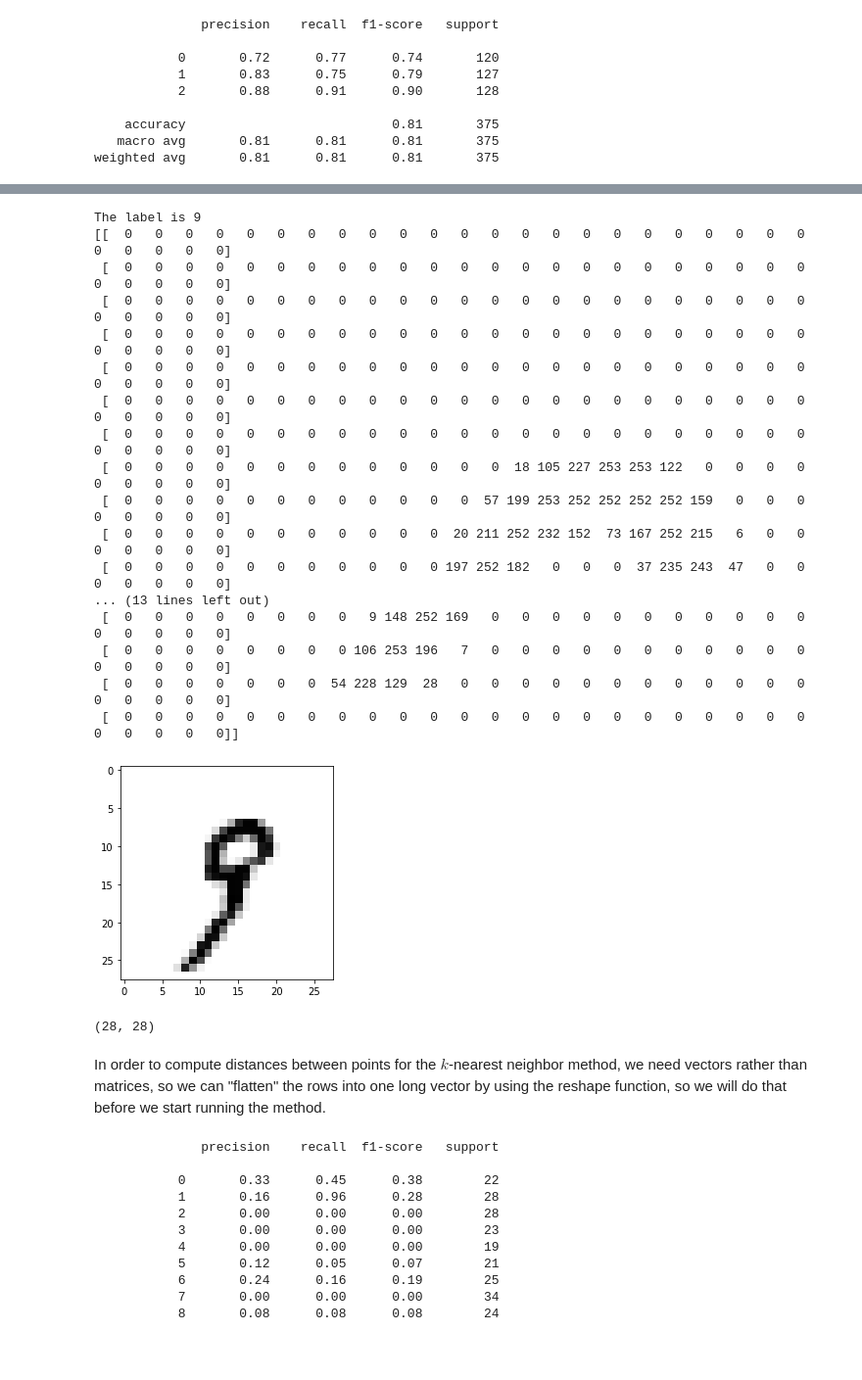
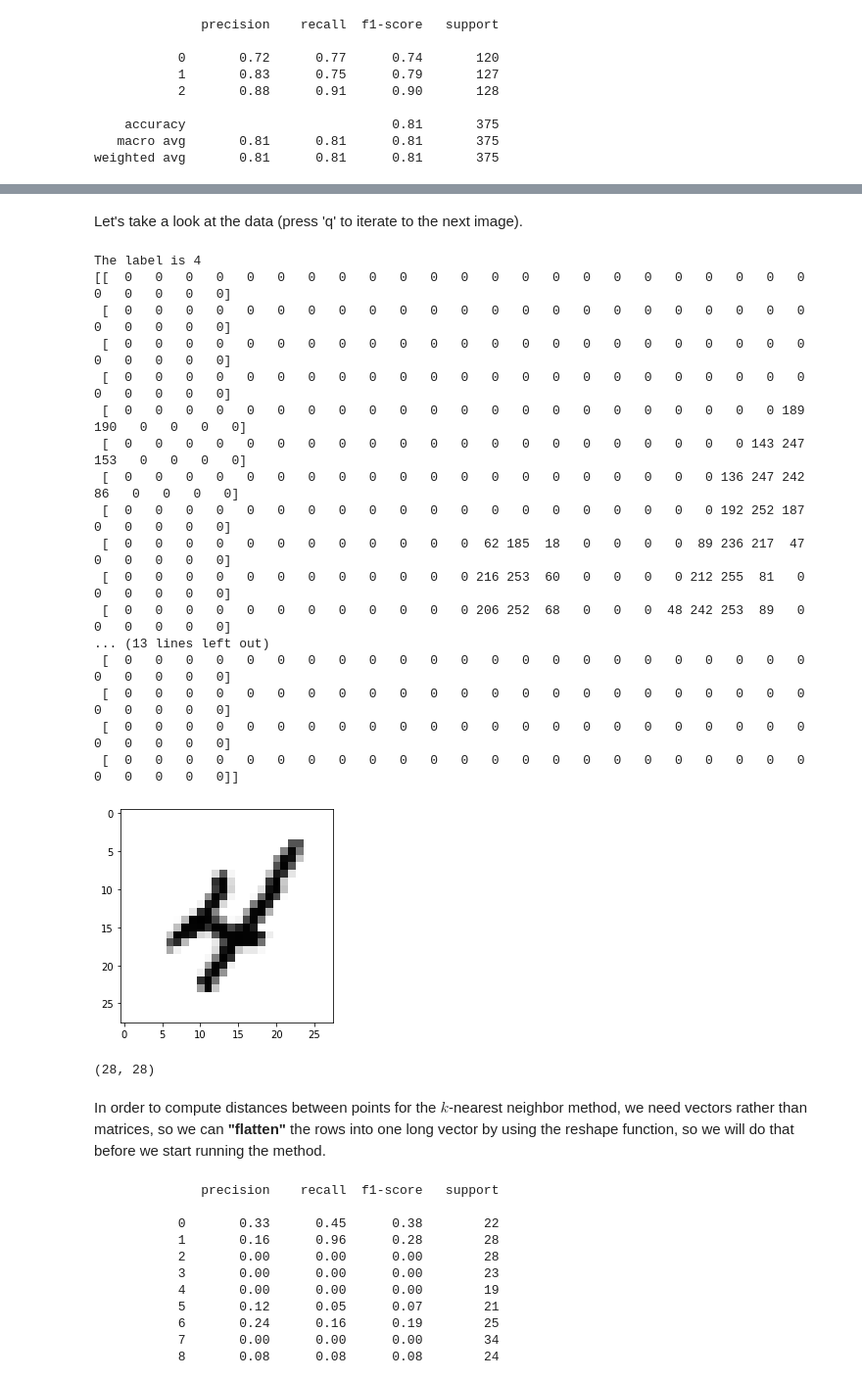
Before and after one commit to rtwhite1546/Fall-2020-Neural-Networks, a Jupyter notebook: Week-1/Week1-Classification-kNN.ipynb, the cells around one changed output, grey strips where cells are left out. Shown at 98% size. Cells and saved outputs as stored; diff of their text form; code cells hidden in the pictures; blank space fills up the shorter version.

```diff
--- a/Week-1/Week1-Classification-kNN.ipynb
+++ b/Week-1/Week1-Classification-kNN.ipynb
@@ -422,54 +435,56 @@ MNIST along with many other commonly-used datasets are available in the <a href=
 # load the MNIST data
 from tensorflow.keras.datasets import mnist
 mnistData = mnist.load_data()
+# %% [markdown]
+Let's take a look at the data (press 'q' to iterate to the next image).
 # %%
 # DISPLAY MNIST PICTURES, DATA ARRAYS, AND LABELS
-
 from IPython.display import clear_output
 from keyboard import wait
 
-for counter in range(20):
+for counter in range(10):
     # loop over the picture data
     pictureData = mnistData[0][0][counter]
 
     # plot the datapoints and their labels
     print('The label is', mnistData[0][1][counter])
     print(pictureData)
 
     # plot the image
     plt.imshow(pictureData, cmap='Greys')
     plt.show()
 
     # wait until user presses 'q'
     wait('q')
 
     # clear the input
     clear_output(wait=True)
 # %% [output]
-The label is 9
+The label is 4
 [[  0   0   0   0   0   0   0   0   0   0   0   0   0   0   0   0   0   0   0   0   0   0   0   0   0   0   0   0]
  [  0   0   0   0   0   0   0   0   0   0   0   0   0   0   0   0   0   0   0   0   0   0   0   0   0   0   0   0]
  [  0   0   0   0   0   0   0   0   0   0   0   0   0   0   0   0   0   0   0   0   0   0   0   0   0   0   0   0]
  [  0   0   0   0   0   0   0   0   0   0   0   0   0   0   0   0   0   0   0   0   0   0   0   0   0   0   0   0]
+ [  0   0   0   0   0   0   0   0   0   0   0   0   0   0   0   0   0   0   0   0   0   0 189 190   0   0   0   0]
+ [  0   0   0   0   0   0   0   0   0   0   0   0   0   0   0   0   0   0   0   0   0 143 247 153   0   0   0   0]
+ [  0   0   0   0   0   0   0   0   0   0   0   0   0   0   0   0   0   0   0   0 136 247 242  86   0   0   0   0]
+ [  0   0   0   0   0   0   0   0   0   0   0   0   0   0   0   0   0   0   0   0 192 252 187   0   0   0   0   0]
+ [  0   0   0   0   0   0   0   0   0   0   0   0  62 185  18   0   0   0   0  89 236 217  47   0   0   0   0   0]
+ [  0   0   0   0   0   0   0   0   0   0   0   0 216 253  60   0   0   0   0 212 255  81   0   0   0   0   0   0]
+ [  0   0   0   0   0   0   0   0   0   0   0   0 206 252  68   0   0   0  48 242 253  89   0   0   0   0   0   0]
+... (13 lines left out)
  [  0   0   0   0   0   0   0   0   0   0   0   0   0   0   0   0   0   0   0   0   0   0   0   0   0   0   0   0]
  [  0   0   0   0   0   0   0   0   0   0   0   0   0   0   0   0   0   0   0   0   0   0   0   0   0   0   0   0]
  [  0   0   0   0   0   0   0   0   0   0   0   0   0   0   0   0   0   0   0   0   0   0   0   0   0   0   0   0]
- [  0   0   0   0   0   0   0   0   0   0   0   0   0  18 105 227 253 253 122   0   0   0   0   0   0   0   0   0]
- [  0   0   0   0   0   0   0   0   0   0   0   0  57 199 253 252 252 252 252 159   0   0   0   0   0   0   0   0]
- [  0   0   0   0   0   0   0   0   0   0   0  20 211 252 232 152  73 167 252 215   6   0   0   0   0   0   0   0]
- [  0   0   0   0   0   0   0   0   0   0   0 197 252 182   0   0   0  37 235 243  47   0   0   0   0   0   0   0]
-... (13 lines left out)
- [  0   0   0   0   0   0   0   0   9 148 252 169   0   0   0   0   0   0   0   0   0   0   0   0   0   0   0   0]
- [  0   0   0   0   0   0   0   0 106 253 196   7   0   0   0   0   0   0   0   0   0   0   0   0   0   0   0   0]
- [  0   0   0   0   0   0   0  54 228 129  28   0   0   0   0   0   0   0   0   0   0   0   0   0   0   0   0   0]
  [  0   0   0   0   0   0   0   0   0   0   0   0   0   0   0   0   0   0   0   0   0   0   0   0   0   0   0   0]]
-[figure, old version]
+[figure, new version]
-# %%
-pictureData.shape
-# %% [output]
-(28, 28)
+# %%
+# Let's check the shape of the pictureData
+pictureData.shape
+# %% [output]
+(28, 28)
 # %% [markdown]
-In order to compute distances between points for the $k$-nearest neighbor method, we need vectors rather than matrices, so we can "flatten" the rows into one long vector by using the reshape function, so we will do that before we start running the method.
+In order to compute distances between points for the $k$-nearest neighbor method, we need vectors rather than matrices, so we can **"flatten"** the rows into one long vector by using the reshape function, so we will do that before we start running the method.
 # %%
 ### CLASSIFY MNIST PICTURES
 
```
Also changed, not shown: parts of 9 cells of this notebook.
